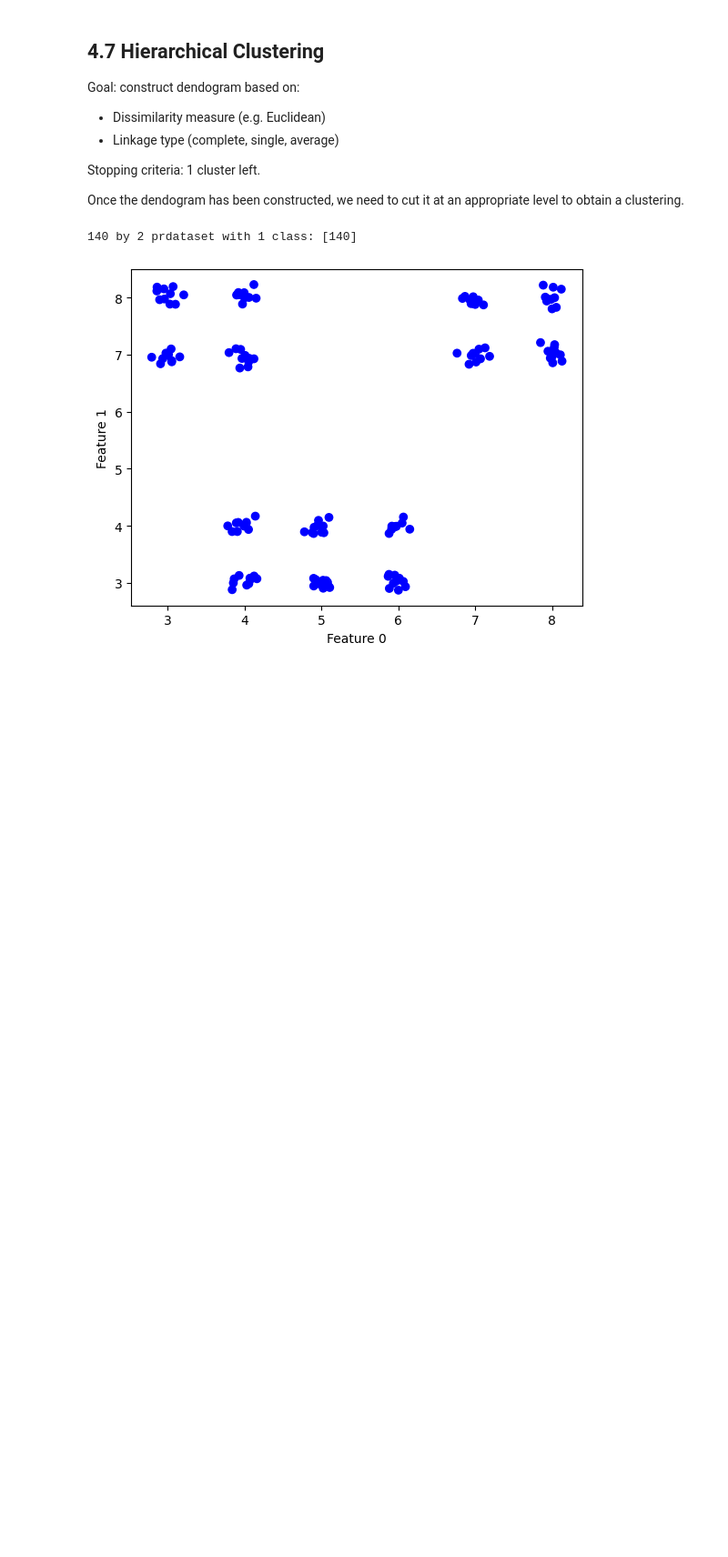
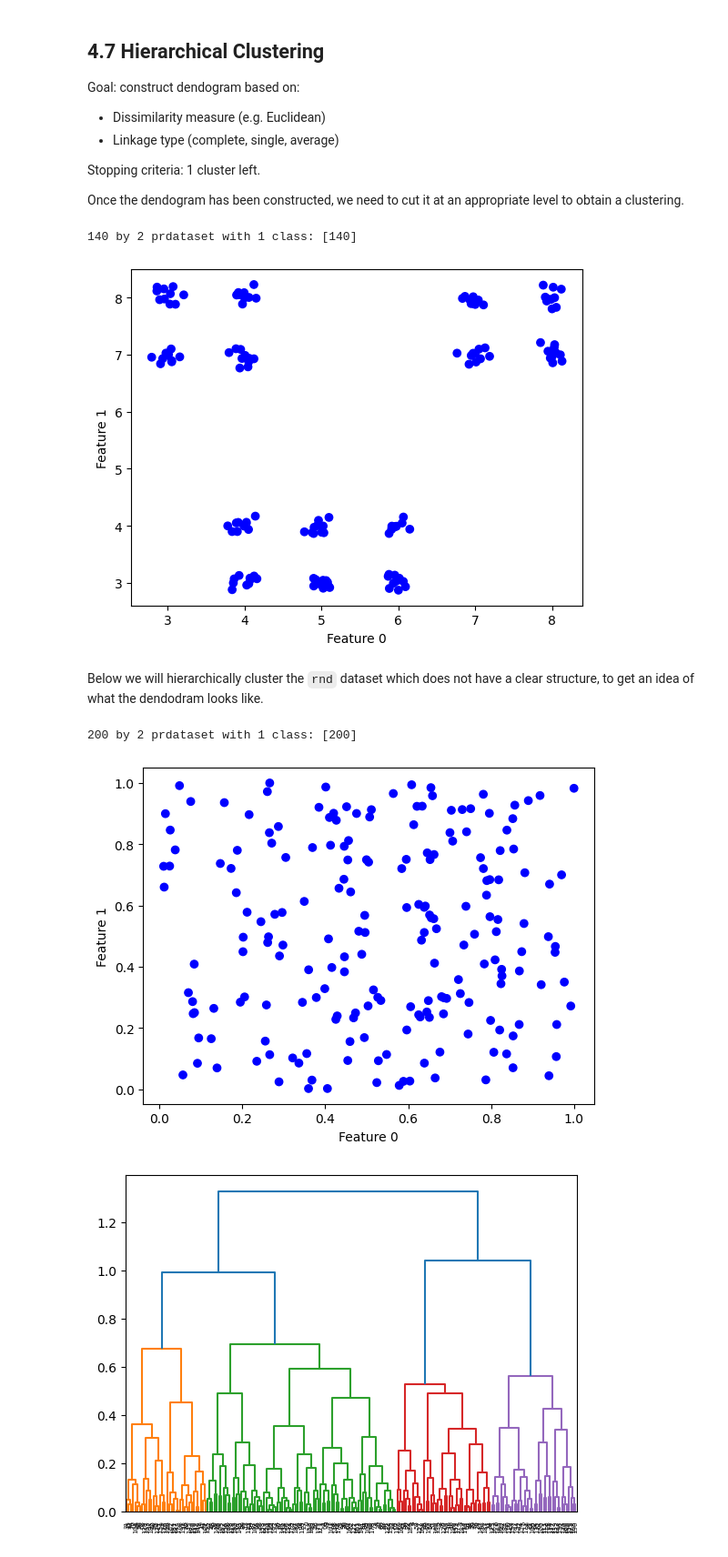
Before and after one commit to nadinekuo/MachineLearning1-Labs, a Jupyter notebook: 4-Clustering/clustering.ipynb, the cells around one changed output. Shown at 91% size. Drawn from its saved outputs; the diff is of its cells as text; code cells hidden in the pictures; blank space fills up the shorter version.

Commit message:
Hierarchical clustering

```diff
--- a/4-Clustering/clustering.ipynb
+++ b/4-Clustering/clustering.ipynb
@@ -22,3 +22,27 @@ pr.scatterd(ds)
 # %% [output]
 140 by 2 prdataset with 1 class: [140]
 [figure]
+# %% [markdown]
+Below we will hierarchically cluster the `rnd` dataset which does not have a clear structure, to get an idea of what the dendodram looks like.
+# %%
+ds = pr.read_mat('rnd') # ds with no clear structure
+print(ds)
+pr.scatterd(ds)
+
+# Plot dendogram with complete linkage
+pr.dendro(+ds, 'complete')
+
+# Obtain distance/dissimilarity matrix D to pass to hclust
+D = ds * pr.proxm(ds, ('eucl'))   # other distances: 'city' ...
+
+# Perform hierarchical clustering with complete linkage
+lab = pr.hclust(D, 'complete', 3)   # obtain 3 clusters
+# NOTE: complete and avg linkage lead to round clusters, whereas single linkage is good for elongated clusters
+
+# Relabel original data with new labels
+ds_new = pr.prdataset(+ds, lab)
+pr.scatterd(ds_new)
+# %% [output]
+200 by 2 prdataset with 1 class: [200]
+[figure, added]
+[figure, added]
```
Also changed, not shown: parts of 3 cells of this notebook.
